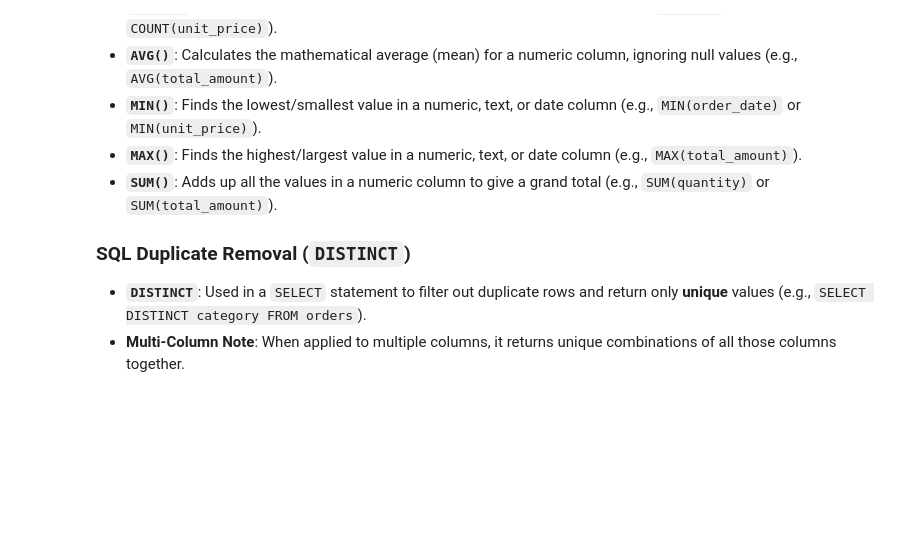
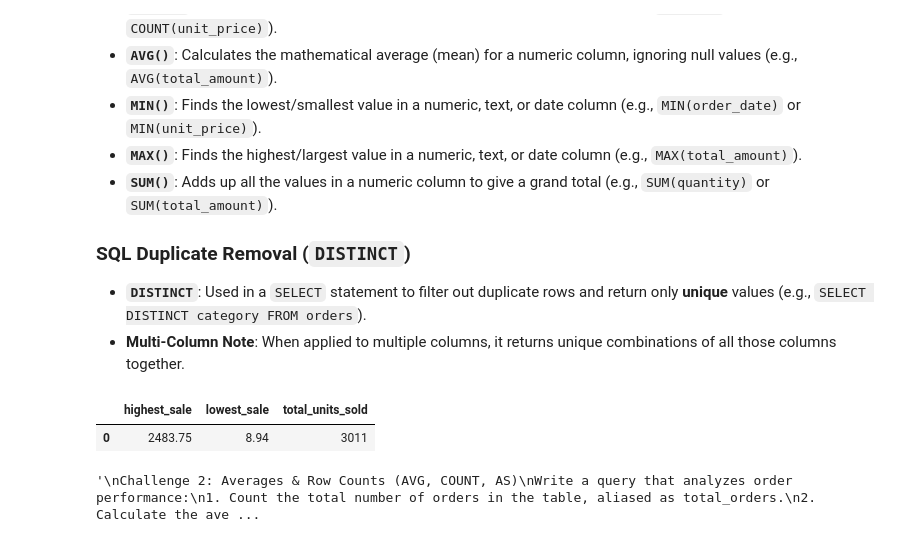
Before and after one commit to Thomasayanfeoluwa/2026-Python-Training-Class---Tutorial-For-Beginners, a Jupyter notebook: sqlite3.ipynb, the cells around one changed output. Drawn from its saved outputs; the diff is of its cells as text; code cells hidden in the pictures; blank space fills up the shorter version.

Commit message:
Inventory & Sales Audit

```diff
--- a/sqlite3.ipynb
+++ b/sqlite3.ipynb
@@ -797,3 +797,31 @@ run_sql("""
 
 - **`DISTINCT`**: Used in a `SELECT` statement to filter out duplicate rows and return only **unique** values (e.g., `SELECT DISTINCT category FROM orders`).
 - **Multi-Column Note**: When applied to multiple columns, it returns unique combinations of all those columns together.
+# %%
+"""
+Challenge 1: The Inventory & Sales Audit (SUM, MAX, MIN)
+Write a single query that calculates the following metrics for the entire table:
+1. The absolute maximum total_amount recorded in a single order, aliased as highest_sale.
+2. The absolute minimum total_amount recorded, aliased as lowest_sale.
+3. The grand sum of all quantities sold across all rows, aliased as total_units_sold.
+"""
+
+run_sql("""
+    SELECT MAX(total_amount) AS highest_sale,
+    MIN(total_amount) AS lowest_sale,
+    SUM(quantity) AS total_units_sold
+    FROM orders;
+""")
+# %% [output]
+|  | highest_sale | lowest_sale | total_units_sold |
+| 0 | 2483.75 | 8.94 | 3011 |
+# %%
+"""
+Challenge 2: Averages & Row Counts (AVG, COUNT, AS)
+Write a query that analyzes order performance:
+1. Count the total number of orders in the table, aliased as total_orders.
+2. Calculate the average discount_percent across all orders, aliased as avg_discount.
+3. Calculate the average unit_price of products sold, aliased as average_price.
+"""
+# %% [output]
+'\nChallenge 2: Averages & Row Counts (AVG, COUNT, AS)\nWrite a query that analyzes order performance:\n1. Count the total number of orders in the table, aliased as total_orders.\n2. Calculate the ave ...
```
Also changed, not shown: parts of 3 cells of this notebook, 1 other file.
